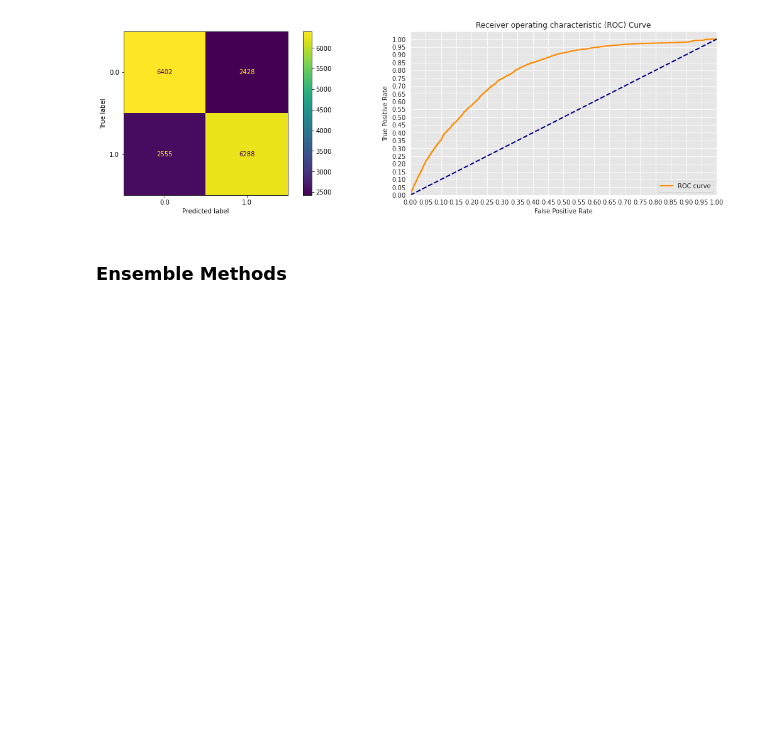
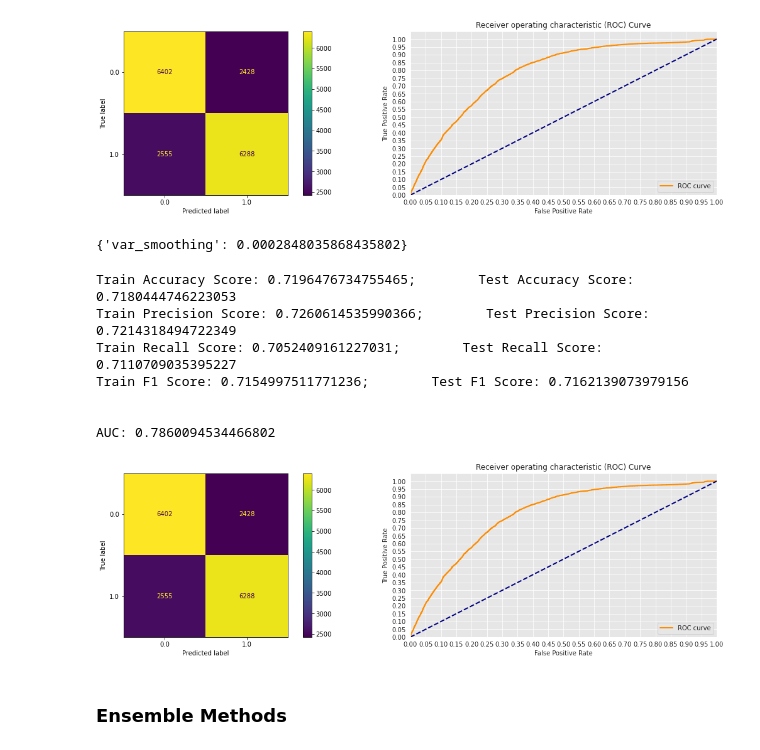
Before and after one commit to ChumpyDuelle/detecting-diabetes-with-machine-learning, a Jupyter notebook: detecting-diabetes-with-machine-learning.ipynb, the cells around one changed output. Saved outputs shown, nothing was run; the diff lists cells and outputs as text; code cells hidden in the pictures; blank space fills up the shorter version.

```diff
--- a/detecting-diabetes-with-machine-learning.ipynb
+++ b/detecting-diabetes-with-machine-learning.ipynb
@@ -1174,6 +1162,27 @@ Train F1 Score: 0.7155352255545561;        Test F1 Score: 0.7162139073979156
 
 AUC: 0.7860043691582711
 [figure]
+# %%
+gnb2_param_grid = {'var_smoothing': np.logspace(0,-9, num=100)}
+# %%
+gnb2 = GridSearchCV(estimator = GaussianNB(),
+                    param_grid = gnb2_param_grid,
+                    cv = 5).fit(X = X_train_scaled, y = y_train)
+# %%
+gnb2.best_params_
+# %% [output]
+{'var_smoothing': 0.0002848035868435802}
+# %%
+evaluate(gnb2)
+# %% [output]
+Train Accuracy Score: 0.7196476734755465;        Test Accuracy Score: 0.7180444746223053
+Train Precision Score: 0.7260614535990366;        Test Precision Score: 0.7214318494722349
+Train Recall Score: 0.7052409161227031;        Test Recall Score: 0.7110709035395227
+Train F1 Score: 0.7154997511771236;        Test F1 Score: 0.7162139073979156
+
+
+AUC: 0.7860094534466802
+[figure, added]
 # %% [markdown]
 ### Ensemble Methods
 # %% [markdown]
```
Also changed, not shown: parts of 47 cells of this notebook.
